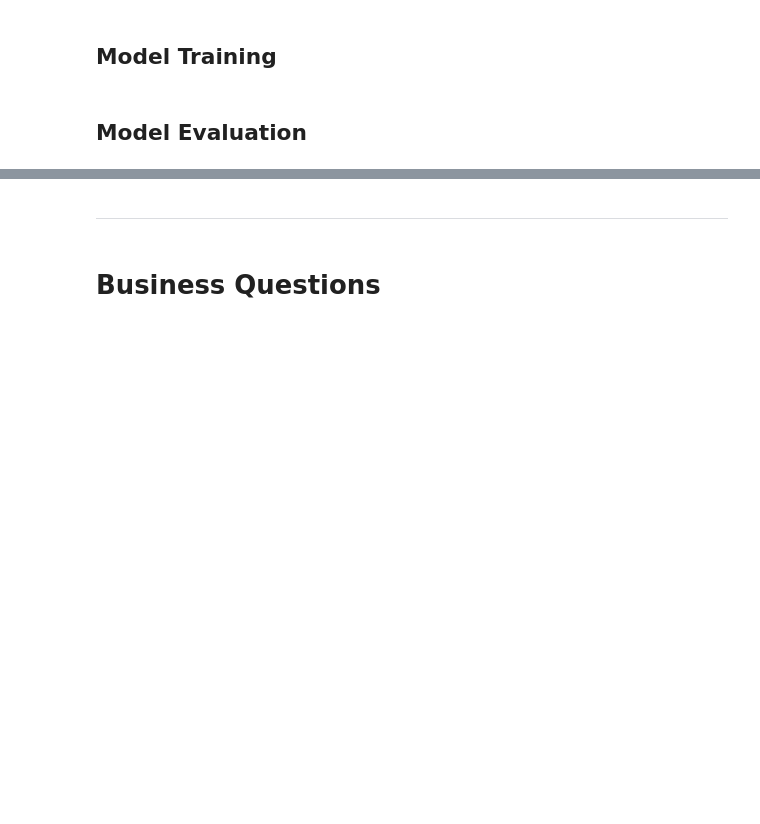
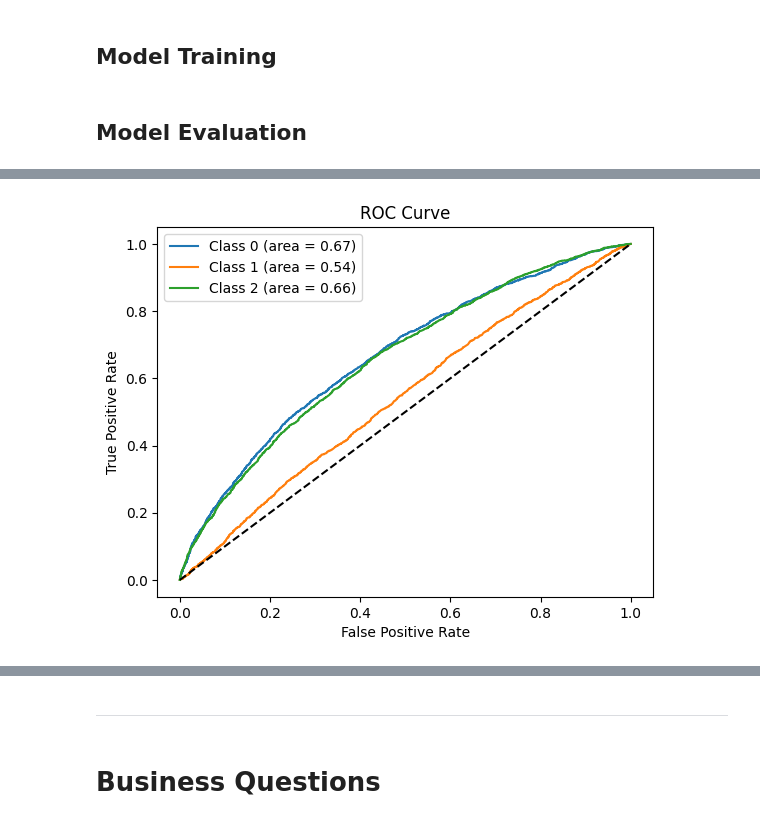
Before and after one commit to Checho019/data-science-football-project, a Jupyter notebook: data_science_football_project/notebooks/football_Project.ipynb, the cells around one changed output, grey strips where cells are left out. Saved outputs shown, nothing was run; the diff lists cells and outputs as text; code cells hidden in the pictures; blank space fills up the shorter version.

```diff
--- a/data_science_football_project/notebooks/football_Project.ipynb
+++ b/data_science_football_project/notebooks/football_Project.ipynb
@@ -298,9 +307,12 @@ X_train, X_test, Y_train, Y_test = train_test_split(X, Y, test_size=0.1, random_
 # %%
 from sklearn.ensemble import RandomForestClassifier
-
-rf = RandomForestClassifier(n_estimators=200)
-rf.fit(X_train, Y_train)
-
-y_hat = rf.predict(X_test)
-accuracy_score(Y_test, y_hat)
+rf_scaled = RandomForestClassifier(n_estimators=200)
+rf_scaled.fit(X_train, Y_train)
+rf_Y_test=Y_test.copy()
+rf_x_train=X_train.copy()
+rf_y_train=Y_train.copy()
+rf_x_test=X_test.copy()
+rf_y_hat = rf_scaled.predict(X_test)
+rf_scaled_accuracy=accuracy_score(Y_test, rf_y_hat)
+print("rf scaled accuracy: ",rf_scaled_accuracy)
 # %% [output]
@@ -493,0 +568,39 @@ Accuracy: 0.4786238372325897
+# %%
+from sklearn.metrics import roc_curve, auc
+from sklearn.preprocessing import label_binarize
+from sklearn.multiclass import OneVsRestClassifier
+
+# Binarizar las etiquetas para ROC multi-clase
+Y_test_bin = label_binarize(rf_Y_test, classes=[0, 1, 2])  # Ajustar según tus clases
+n_classes = Y_test_bin.shape[1]
+
+# Predecir las probabilidades
+rf_classifier = OneVsRestClassifier(rf_scaled)
+y_score = rf_classifier.fit(rf_x_train, rf_y_train).predict_proba(rf_x_test)
+
+# Calcular la curva ROC y el AUC para cada clase
+fpr = dict()
+tpr = dict()
+roc_auc = dict()
+for i in range(n_classes):
+    fpr[i], tpr[i], _ = roc_curve(Y_test_bin[:, i], y_score[:, i])
+    roc_auc[i] = auc(fpr[i], tpr[i])
+
+# Crear la gráfica de la curva ROC para cada clase
+plt.figure()
+for i in range(n_classes):
+    plt.plot(fpr[i], tpr[i], label=f'Class {i} (area = {roc_auc[i]:0.2f})')
+
+# Añadir la línea de suerte (0.5)
+plt.plot([0, 1], [0, 1], 'k--')
+
+# Añadir título y etiquetas
+plt.title('ROC Curve')
+plt.xlabel('False Positive Rate')
+plt.ylabel('True Positive Rate')
+plt.legend(loc='best')
+
+# Mostrar la gráfica
+plt.show()
+# %% [output]
+[figure, added]
```
Also changed, not shown: parts of 31 cells of this notebook, 4 other files.
